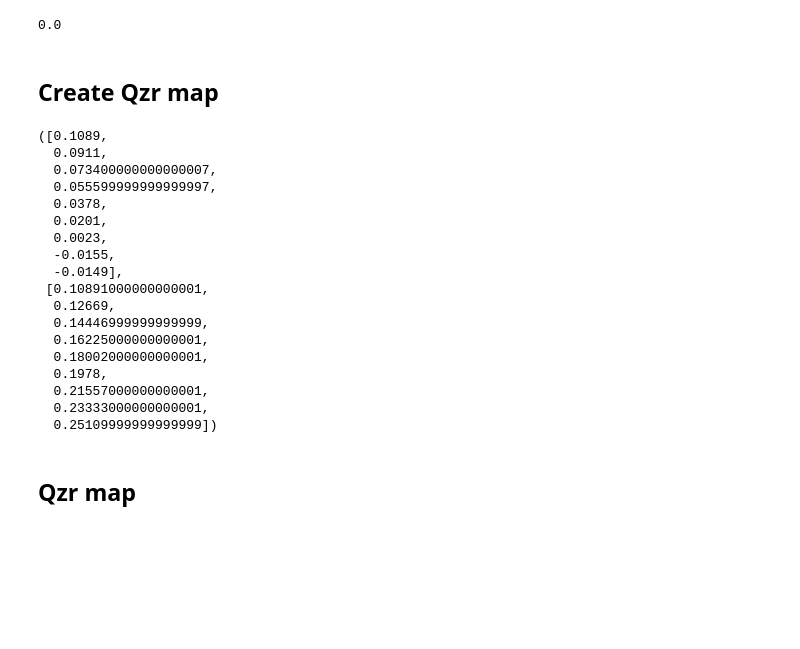
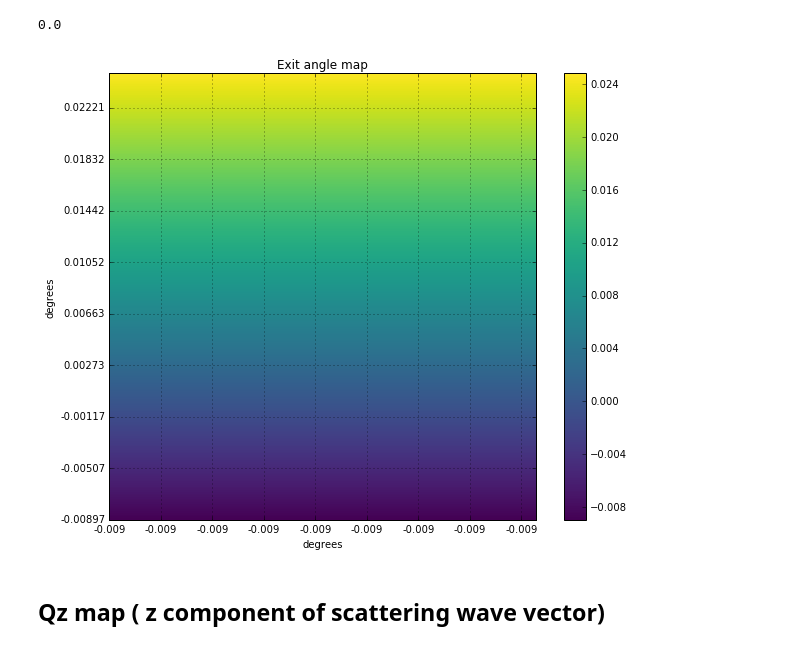
Before and after one commit to scikit-beam/scikit-beam-examples, a Jupyter notebook: demos/reciprocal_space/gisaxs.ipynb, the cells around one changed output. Drawn from its saved outputs; the diff is of its cells as text; code cells hidden in the pictures; blank space fills up the shorter version.

```diff
--- a/demos/reciprocal_space/gisaxs.ipynb
+++ b/demos/reciprocal_space/gisaxs.ipynb
@@ -43,35 +43,27 @@ g_output.alpha_i
 g_output.tilt_angle
 # %% [output]
 0.0
-# %% [markdown]
-## Create Qzr map
-# %%
-Data = g_output.qr + g_output.qz
-x_ticks = []
-y_ticks = []
-for i in range(0, 2250, 250):
-    x_ticks.append(round(Data[0, i], 4))
-    y_ticks.append(round(Data[i, 0], 5))
-x_ticks, y_ticks
-# %% [output]
-([0.1089,
-  0.0911,
-  0.073400000000000007,
-  0.055599999999999997,
-  0.0378,
-  0.0201,
-  0.0023,
-  -0.0155,
-  -0.0149],
- [0.10891000000000001,
-  0.12669,
-  0.14446999999999999,
-  0.16225000000000001,
-  0.18002000000000001,
-  0.1978,
-  0.21557000000000001,
-  0.23333000000000001,
-  0.25109999999999999])
-# %% [markdown]
-## Qzr map
+# %%
+x_ticks = []
+y_ticks = []
+for i in range(0, 2250, 250):
+    x_ticks.append(round(g_output.alpha_f[0, i], 4))
+    y_ticks.append(round(g_output.alpha_f[i, 0], 5))
+
+fig, ax = plt.subplots(figsize=(10, 8))
+im = ax.imshow(g_output.alpha_f, cmap="viridis", origin="lower")
+ax.set_title("Exit angle map")
+ax.set_xlabel('degrees')
+ax.set_ylabel('degrees')
+ax.set_xticks(np.arange(0, 2250, 250))
+ax.set_xticklabels(x_ticks)
+ax.set_yticks(np.arange(0, 2250, 250))
+ax.set_yticklabels(y_ticks)
+ax.grid()
+fig.colorbar(im)
+plt.show()
+# %% [output]
+[figure, added]
+# %% [markdown]
+## Qz map  ( z component of scattering wave vector)
 # %%
```
Also changed, not shown: parts of 4 cells of this notebook.
